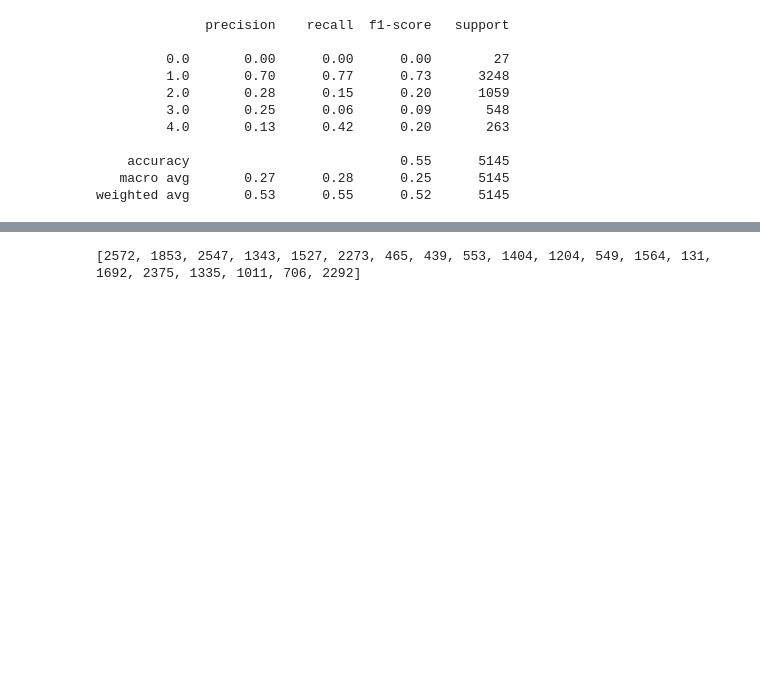
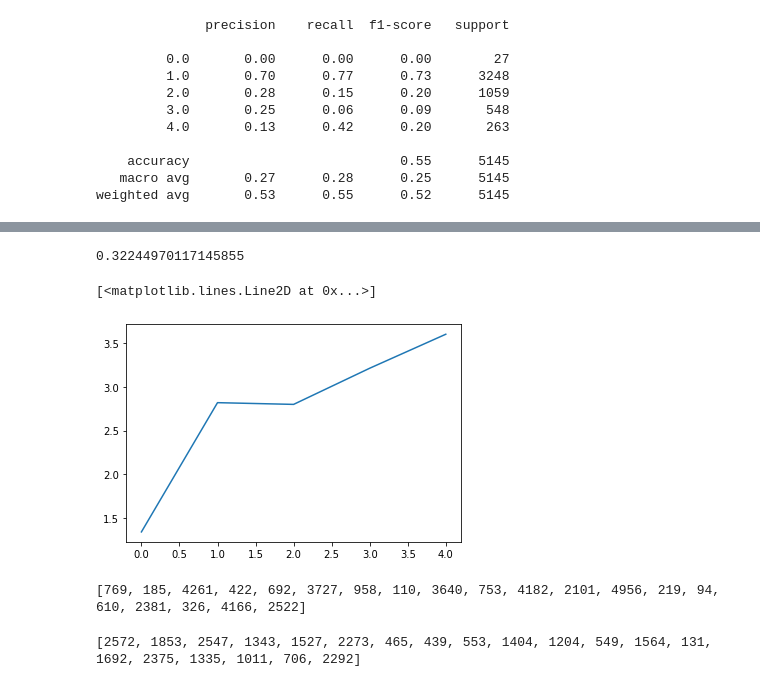
Before and after one commit to tomleung1996/Emerging_Topics_Prediction, a Jupyter notebook: unified_models_split_by_terms/tree_model.ipynb, the cells around one changed output, grey strips where cells are left out. Drawn from its saved outputs; the diff is of its cells as text; code cells hidden in the pictures; blank space fills up the shorter version.

Commit message:
Checkpoint 21: sample visualization

```diff
--- a/unified_models_split_by_terms/tree_model.ipynb
+++ b/unified_models_split_by_terms/tree_model.ipynb
@@ -239,3 +265,16 @@ for i in np.argsort(np.sum(future, axis=1))[::-1]:
+# %%
+trend[958]
+# %% [output]
+0.32244970117145855
+# %%
+plt.plot(future[2381])
+# %% [output]
+[<matplotlib.lines.Line2D at 0x...>]
+[figure, added]
+# %%
+print(result)
+# %% [output]
+[769, 185, 4261, 422, 692, 3727, 958, 110, 3640, 753, 4182, 2101, 4956, 219, 94, 610, 2381, 326, 4166, 2522]
 # %%
 print(result)
 # %% [output]
```
Also changed, not shown: parts of 6 cells of this notebook, 15 other files.
